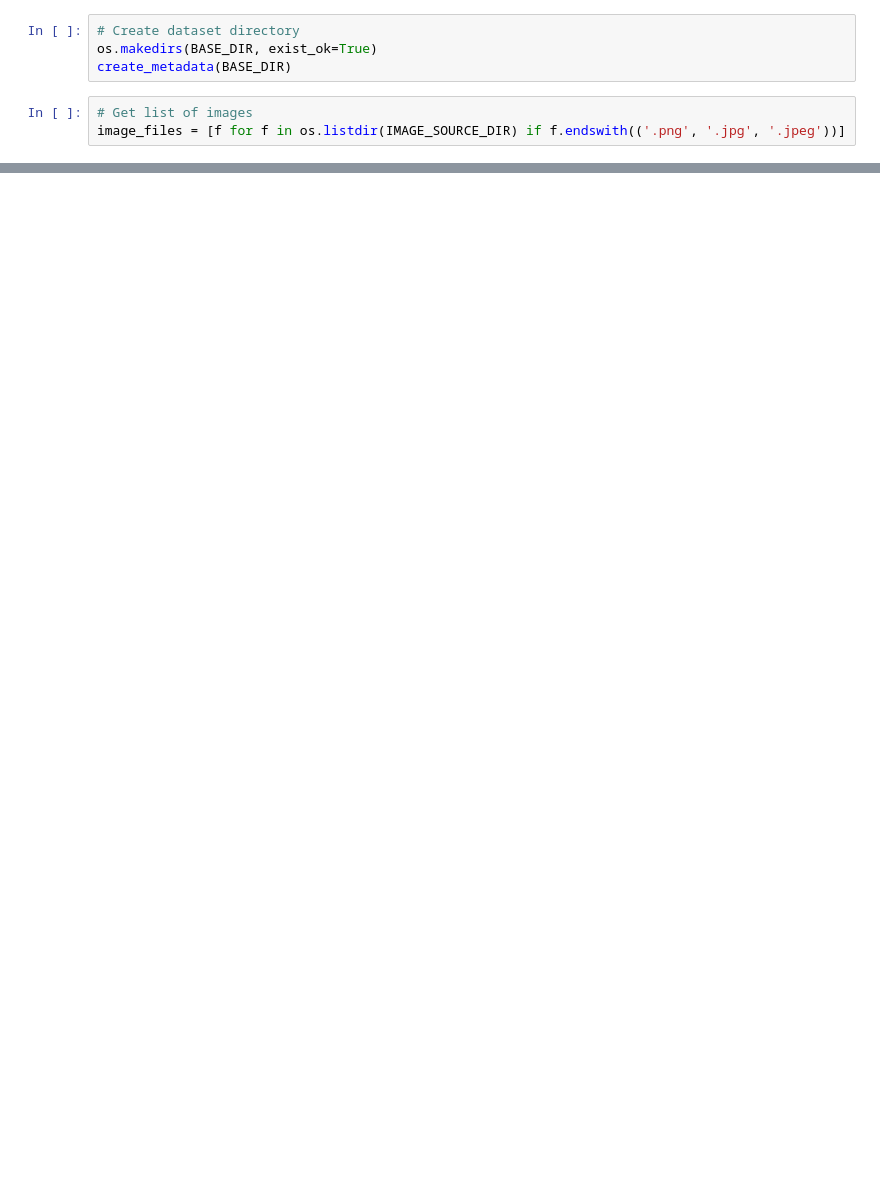
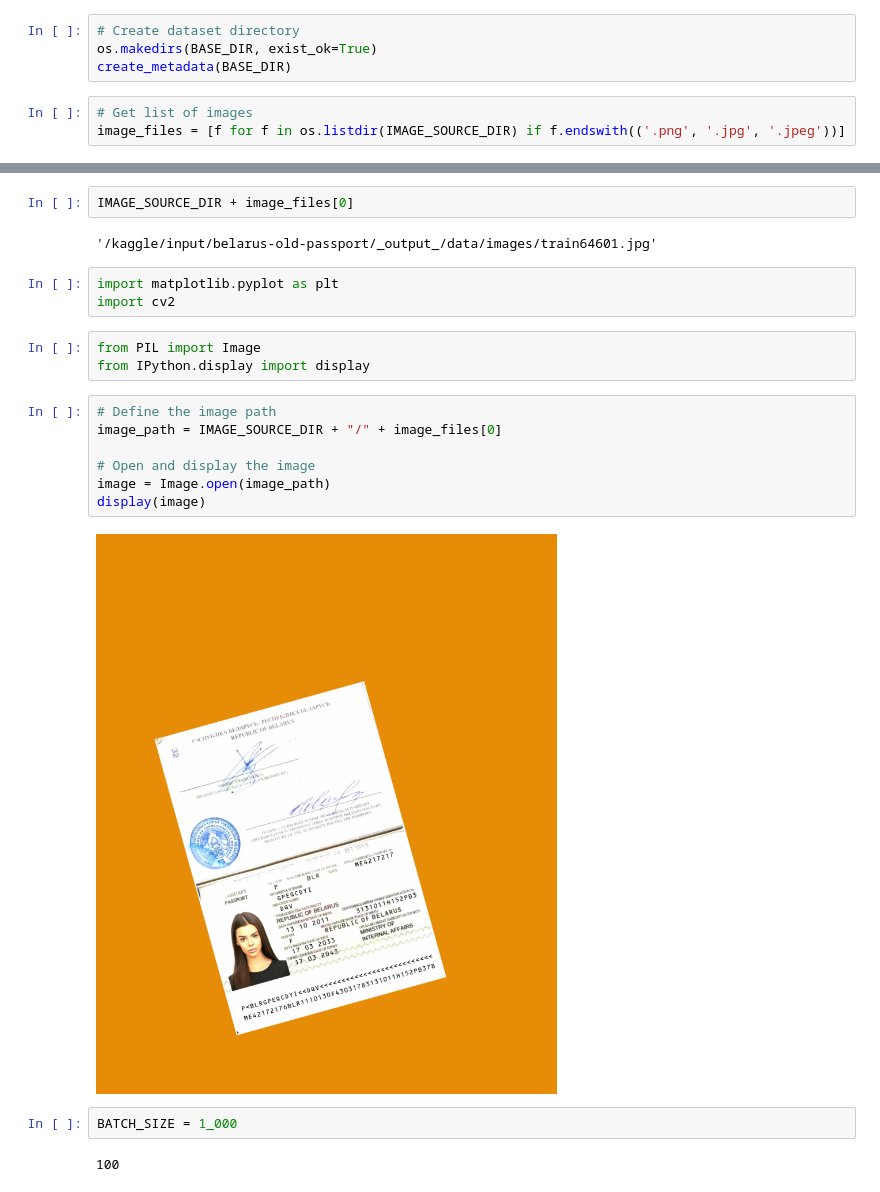
Before and after one commit to hamza-bousalih/docs-classification-and-data-extraction-PFE, a Jupyter notebook: passport-data-collection-1.ipynb, the cells around one changed output, grey strips where cells are left out. Drawn from its saved outputs; the diff is of its cells as text; blank space fills up the shorter version.

Commit message:
Kaggle Notebook | passport-data-collection-1 | Version 5

```diff
--- a/passport-data-collection-1.ipynb
+++ b/passport-data-collection-1.ipynb
@@ -58,0 +60,23 @@ print("Dataset upload complete!")
+# %%
+IMAGE_SOURCE_DIR + image_files[0]
+# %% [output]
+'/kaggle/input/belarus-old-passport/_output_/data/images/train64601.jpg'
+# %%
+import matplotlib.pyplot as plt
+import cv2
+# %%
+from PIL import Image
+from IPython.display import display
+# %%
+# Define the image path
+image_path = IMAGE_SOURCE_DIR + "/" + image_files[0]
+
+# Open and display the image
+image = Image.open(image_path)
+display(image)
+# %% [output]
+[figure, added]
+# %%
+BATCH_SIZE = 1_000
+# %% [output]
+100
```
Also changed, not shown: parts of 9 cells of this notebook.
